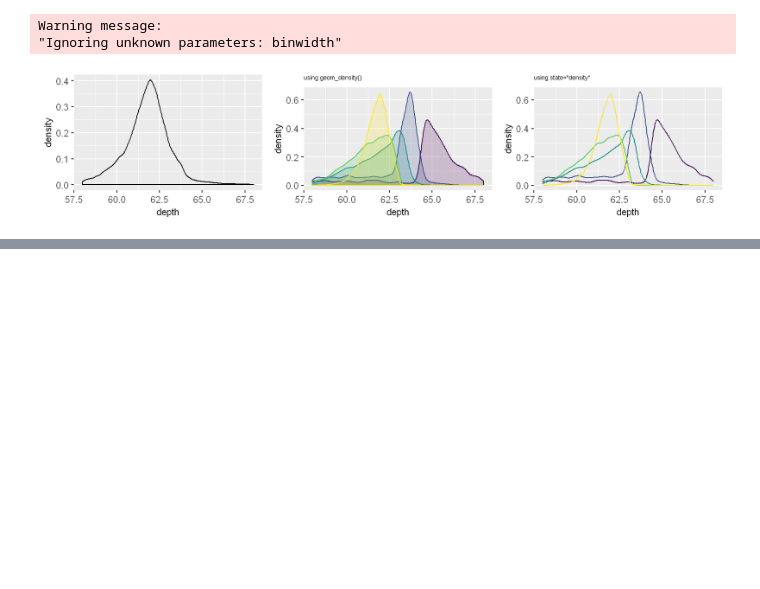
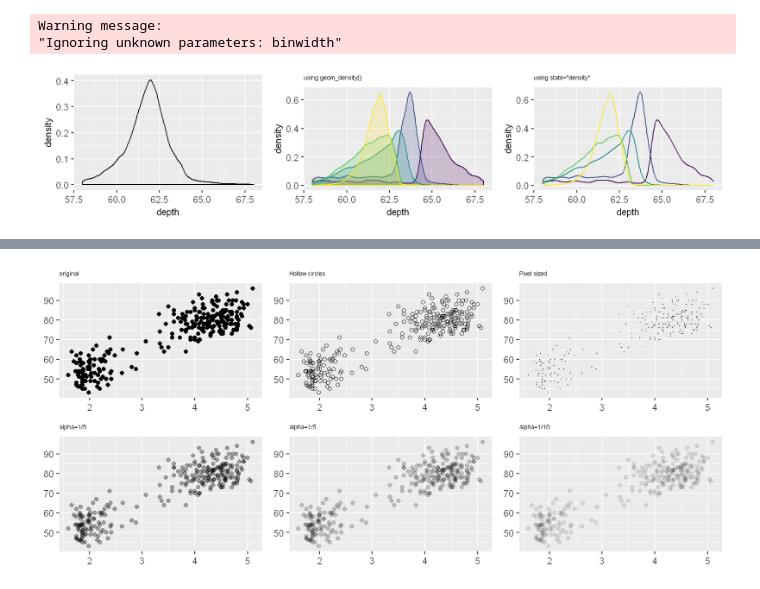
Before and after one commit to XavierOwen/Notes, a Jupyter notebook: Statistics/R/Elegant Graphics for Data Analysis/Chap06_Statistical summaries.ipynb, the cells around one changed output, grey strips where cells are left out. Saved outputs shown, nothing was run; the diff lists cells and outputs as text; code cells hidden in the pictures; blank space fills up the shorter version.

```diff
--- a/Statistics/R/Elegant Graphics for Data Analysis/Chap06_Statistical summaries.ipynb
+++ b/Statistics/R/Elegant Graphics for Data Analysis/Chap06_Statistical summaries.ipynb
@@ -246,0 +302,11 @@ Note that the area of each density estimate is standardised to one so that you l
+# %%
+base <- ggplot(faithful, aes(eruptions, waiting)) + xlab(NULL) + ylab(NULL) + myTheme
+p1 <- base + geom_point() + ggtitle('original')
+p2 <- base + geom_point(shape = 1) + ggtitle('Hollow circles') # Hollow circles
+p3 <- base + geom_point(shape = ".") + ggtitle('Pixel sized') # Pixel sized
+p4 <- base + geom_point(alpha = 1 / 3) + ggtitle('alpha=1/3')
+p5 <- base + geom_point(alpha = 1 / 5) + ggtitle('alpha=1/5')
+p6 <- base + geom_point(alpha = 1 / 10) + ggtitle('alpha=1/10')
+multiplot(p1,p2,p3,p4,p5,p6,ncol=3)
+# %% [output]
+[figure, added]
```
Also changed, not shown: parts of 16 cells of this notebook.
